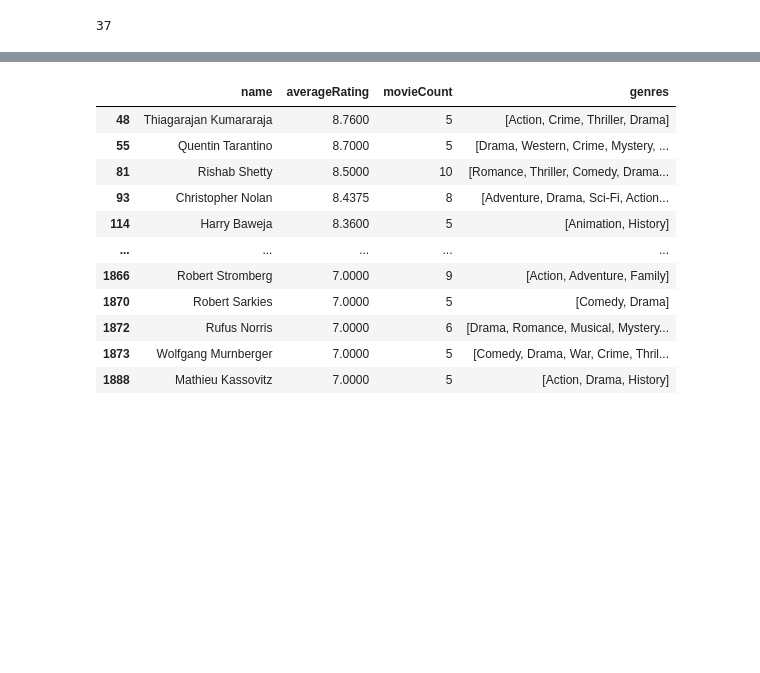
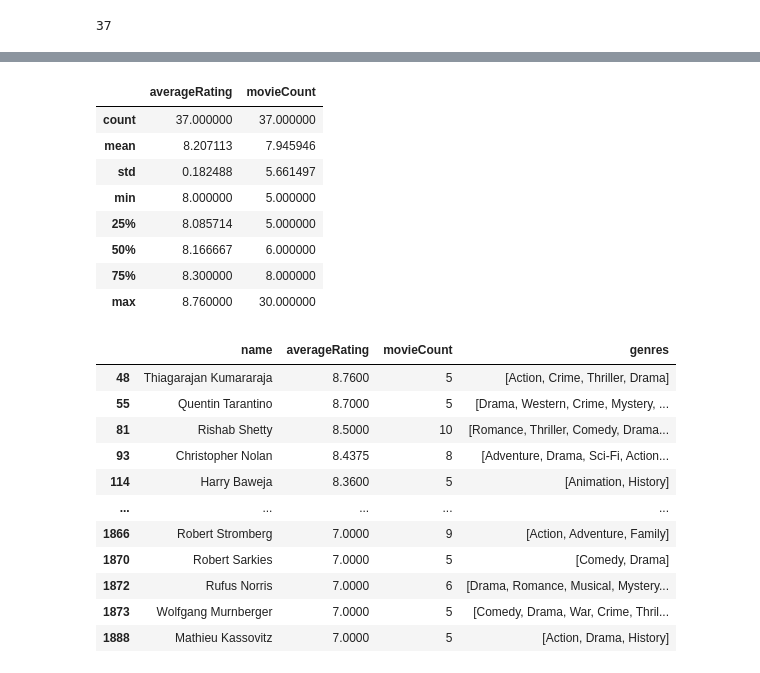
Before and after one commit to pjlannoo/Movie-Data-Analysis-Project, a Jupyter notebook: Notebooks/FinalNotebook.ipynb, the cells around one changed output, grey strips where cells are left out. Cells and saved outputs as stored; diff of their text form; code cells hidden in the pictures; blank space fills up the shorter version.

```diff
--- a/Notebooks/FinalNotebook.ipynb
+++ b/Notebooks/FinalNotebook.ipynb
@@ -347,3 +469,15 @@ display(len(directordf[(directordf['averageRating'] >= 8) & (directordf['movieCo
+# %%
+directordf[(directordf['averageRating'] >= 8) & (directordf['movieCount'] >= 5)].describe()
+# %% [output]
+|  | averageRating | movieCount |
+| count | 37.000000 | 37.000000 |
+| mean | 8.207113 | 7.945946 |
+| std | 0.182488 | 5.661497 |
+| min | 8.000000 | 5.000000 |
+| 25% | 8.085714 | 5.000000 |
+| 50% | 8.166667 | 6.000000 |
+| 75% | 8.300000 | 8.000000 |
+| max | 8.760000 | 30.000000 |
 # %%
 '''
 Same information as above, but being less selective about directorRating and allowing 7 or above rather than 8 or above.
```
Also changed, not shown: parts of 9 cells of this notebook.
